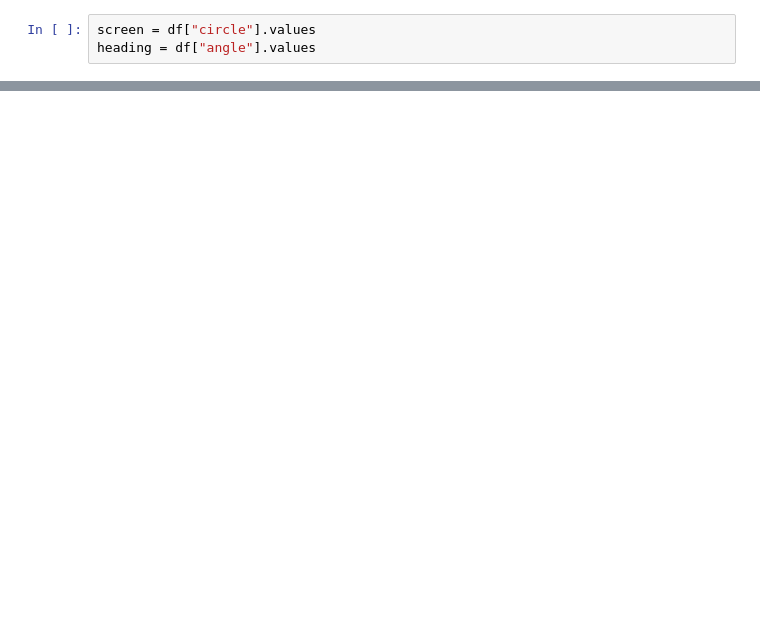
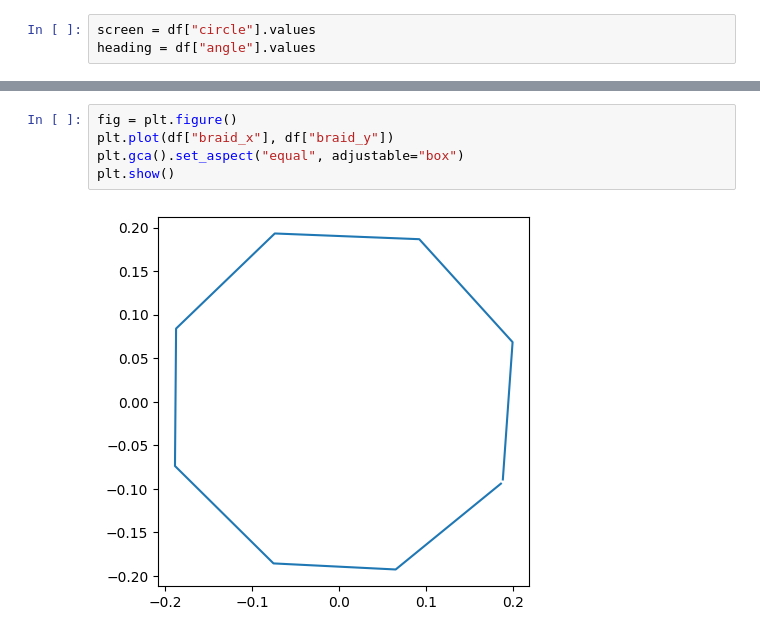
Before and after one commit to mpinb/braid-opto-arena, a Jupyter notebook: notebooks/screen_to_braid_calibration.ipynb, the cells around one changed output, grey strips where cells are left out. Cells and saved outputs as stored; diff of their text form; blank space fills up the shorter version.

```diff
--- a/notebooks/screen_to_braid_calibration.ipynb
+++ b/notebooks/screen_to_braid_calibration.ipynb
@@ -27,0 +19,7 @@ plt.plot(df["circle"], df["angle"])
+# %%
+fig = plt.figure()
+plt.plot(df["braid_x"], df["braid_y"])
+plt.gca().set_aspect("equal", adjustable="box")
+plt.show()
+# %% [output]
+[figure, added]
```
Also changed, not shown: parts of 4 cells of this notebook, 17 other files.
